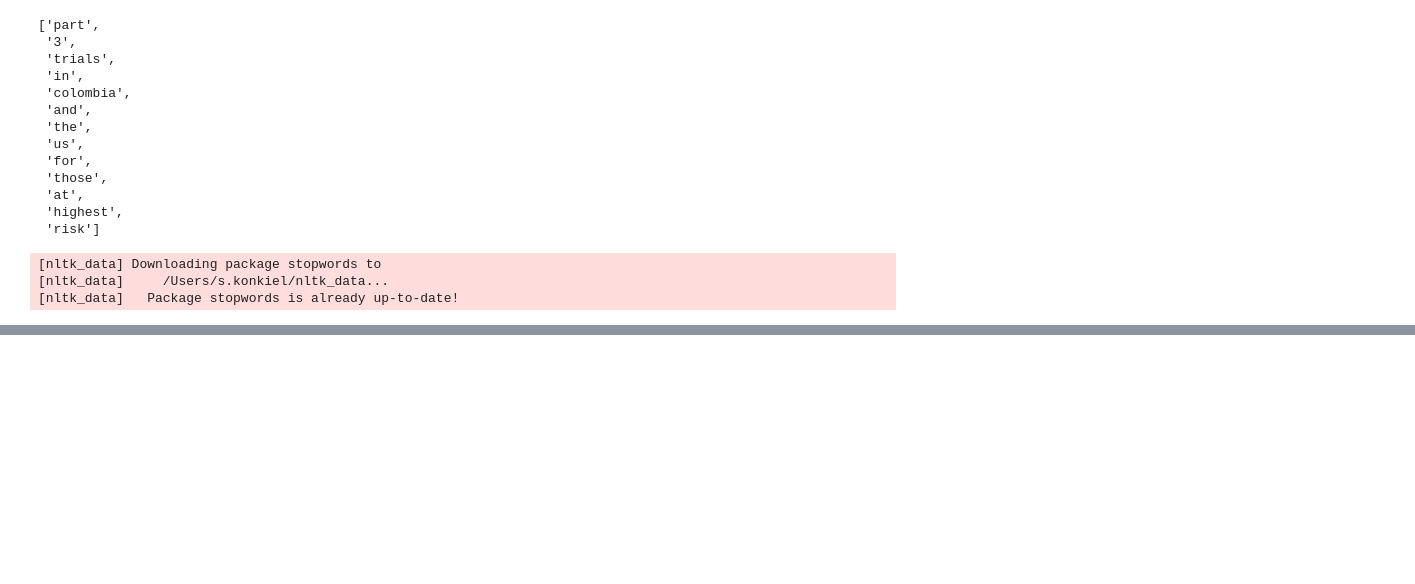
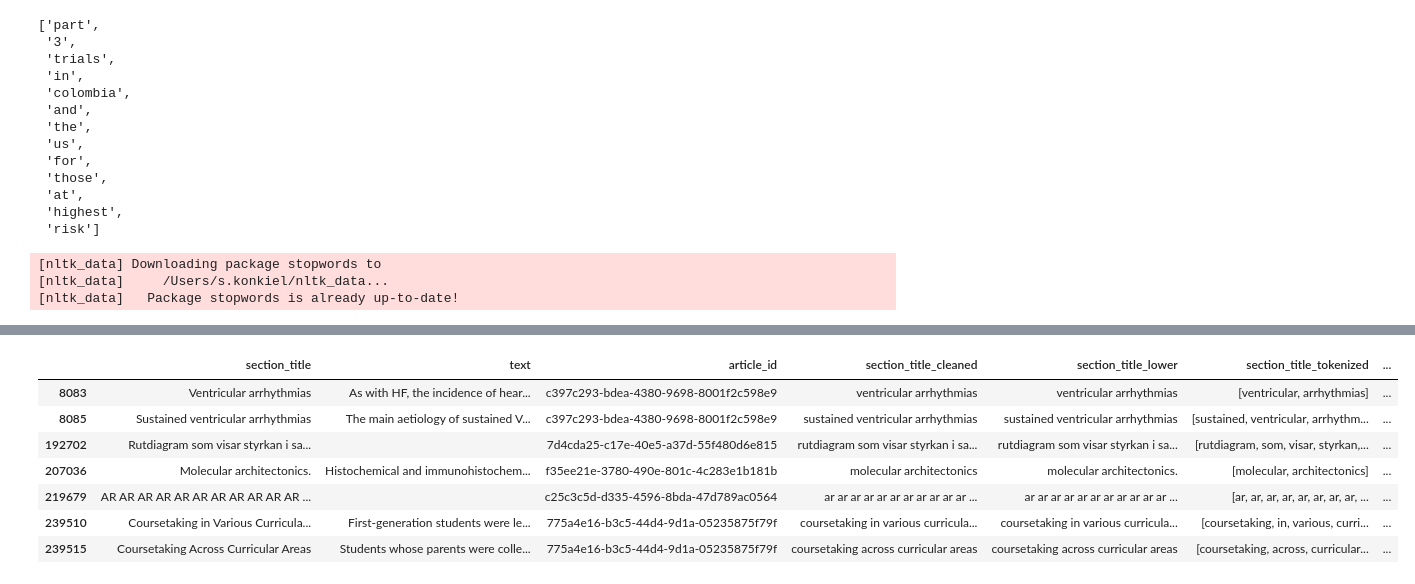
Before and after one commit to lauralikespi/kaggle-coleridge-initiative, a Jupyter notebook: Preprocessing/section_cleanup_standardization.ipynb, the cells around one changed output, grey strips where cells are left out. Saved outputs shown, nothing was run; the diff lists cells and outputs as text; code cells hidden in the pictures; blank space fills up the shorter version.

```diff
--- a/Preprocessing/section_cleanup_standardization.ipynb
+++ b/Preprocessing/section_cleanup_standardization.ipynb
@@ -166,0 +209,12 @@ articles.to_pickle('./interim/articles_lemmatized.pkl')
+# %%
+# Tables including state names seem to be skewing the bigrams
+articles[articles['spacy'].str.contains('ar ar')]
+# %% [output]
+|  | section_title | text | article_id | section_title_cleaned | section_title_lower | section_title_tokenized | ... |
+| 8083 | Ventricular arrhythmias | As with HF, the incidence of hear... | c397c293-bdea-4380-9698-8001f2c598e9 | ventricular arrhythmias | ventricular arrhythmias | [ventricular, arrhythmias] | ... |
+| 8085 | Sustained ventricular arrhythmias | The main aetiology of sustained V... | c397c293-bdea-4380-9698-8001f2c598e9 | sustained ventricular arrhythmias | sustained ventricular arrhythmias | [sustained, ventricular, arrhythm... | ... |
+| 192702 | Rutdiagram som visar styrkan i sa... |  | 7d4cda25-c17e-40e5-a37d-55f480d6e815 | rutdiagram som visar styrkan i sa... | rutdiagram som visar styrkan i sa... | [rutdiagram, som, visar, styrkan,... | ... |
+| 207036 | Molecular architectonics. | Histochemical and immunohistochem... | f35ee21e-3780-490e-801c-4c283e1b181b | molecular architectonics | molecular architectonics. | [molecular, architectonics] | ... |
+| 219679 | AR AR AR AR AR AR AR AR AR AR AR ... |  | c25c3c5d-d335-4596-8bda-47d789ac0564 | ar ar ar ar ar ar ar ar ar ar ar ... | ar ar ar ar ar ar ar ar ar ar ar ... | [ar, ar, ar, ar, ar, ar, ar, ar, ... | ... |
+| 239510 | Coursetaking in Various Curricula... | First-generation students were le... | 775a4e16-b3c5-44d4-9d1a-05235875f79f | coursetaking in various curricula... | coursetaking in various curricula... | [coursetaking, in, various, curri... | ... |
+| 239515 | Coursetaking Across Curricular Areas | Students whose parents were colle... | 775a4e16-b3c5-44d4-9d1a-05235875f79f | coursetaking across curricular areas | coursetaking across curricular areas | [coursetaking, across, curricular... | ... |
```
Also changed, not shown: parts of 12 cells of this notebook, 1 other file.
